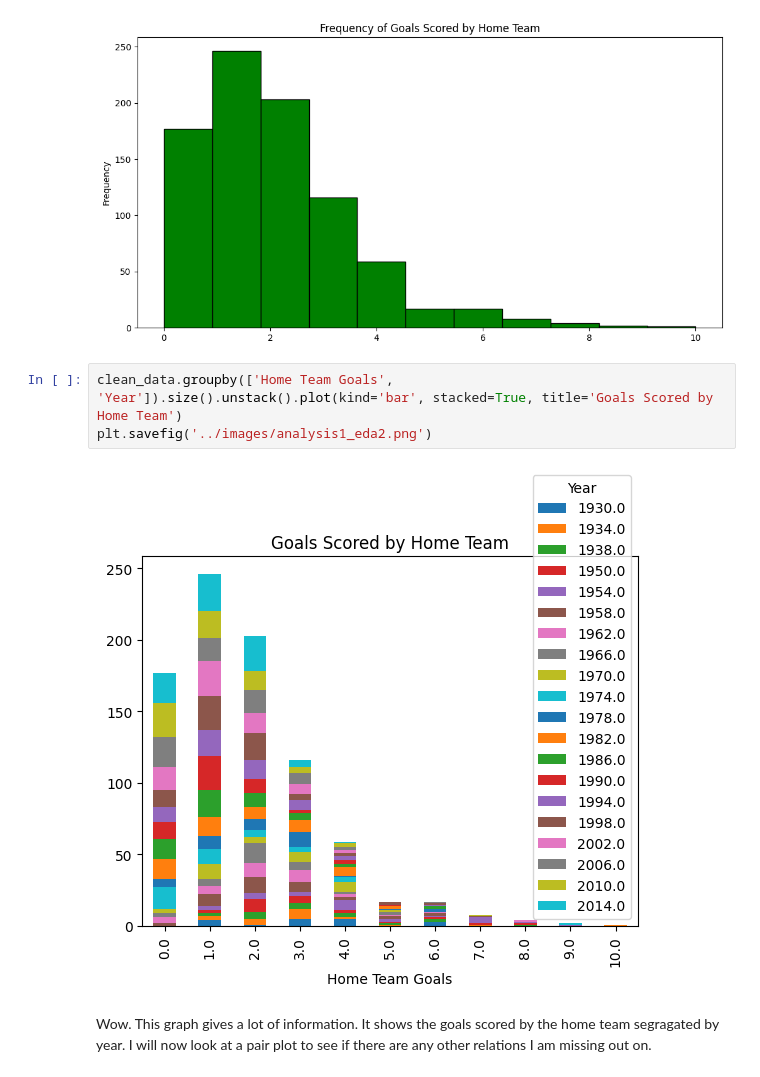
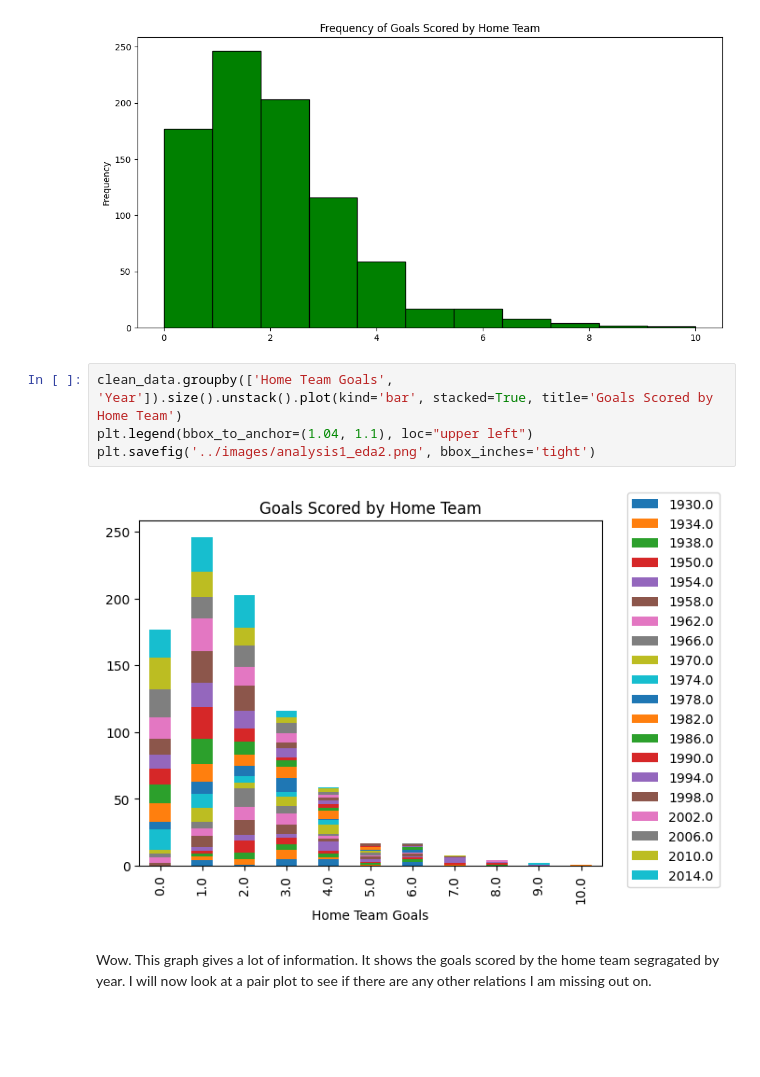
Before and after one commit to ubco-W2022T1-cosc301/project-group49, a Jupyter notebook: notebooks/analysis1.ipynb, the cells around one changed output. Saved outputs shown, nothing was run; the diff lists cells and outputs as text; blank space fills up the shorter version.

Commit message:
modified images

```diff
--- a/notebooks/analysis1.ipynb
+++ b/notebooks/analysis1.ipynb
@@ -188,9 +188,10 @@ clean_data['Home Team Goals'].plot(kind='hist', bins=11, figsize=(12,6), facecol
 [figure]
 # %%
 clean_data.groupby(['Home Team Goals', 'Year']).size().unstack().plot(kind='bar', stacked=True, title='Goals Scored by Home Team')
-plt.savefig('../images/analysis1_eda2.png')
+plt.legend(bbox_to_anchor=(1.04, 1.1), loc="upper left")
+plt.savefig('../images/analysis1_eda2.png', bbox_inches='tight')
 # %% [output]
-[figure, old version]
+[figure, new version]
 # %% [markdown]
 Wow. This graph gives a lot of information. It shows the goals scored by the home team segragated by year. I will now look at a pair plot to see if there are any other relations I am missing out on.
 # %%
```
Also changed, not shown: parts of 1 cell of this notebook, 2 other files.
